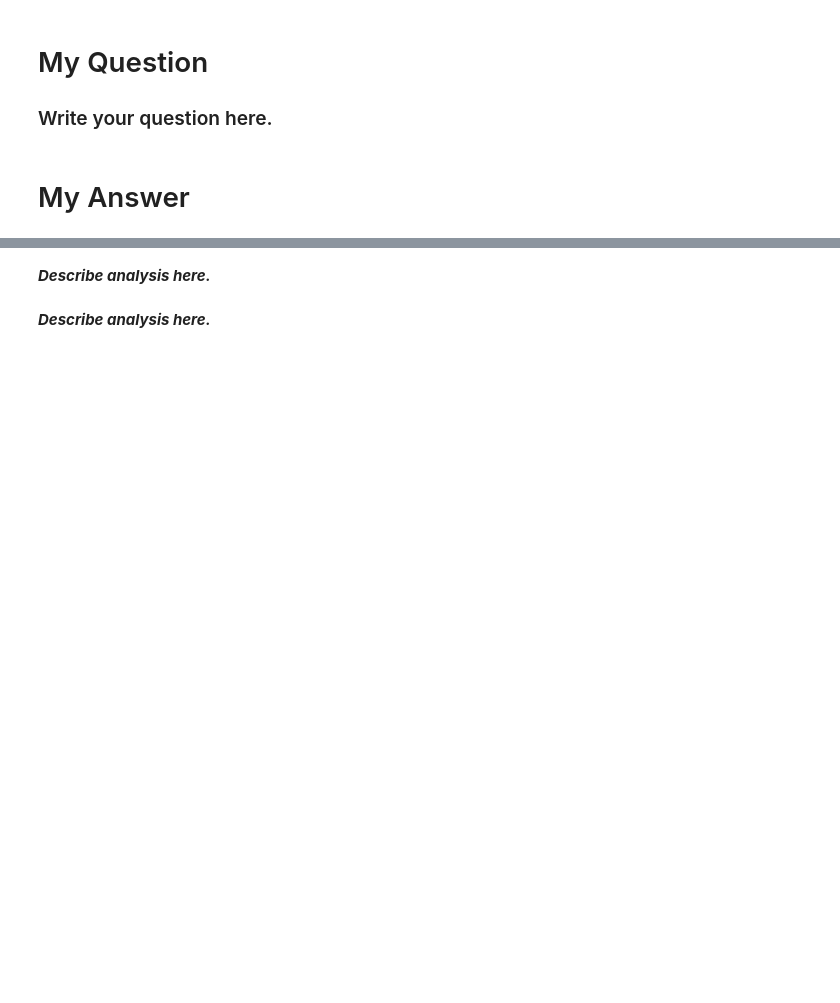
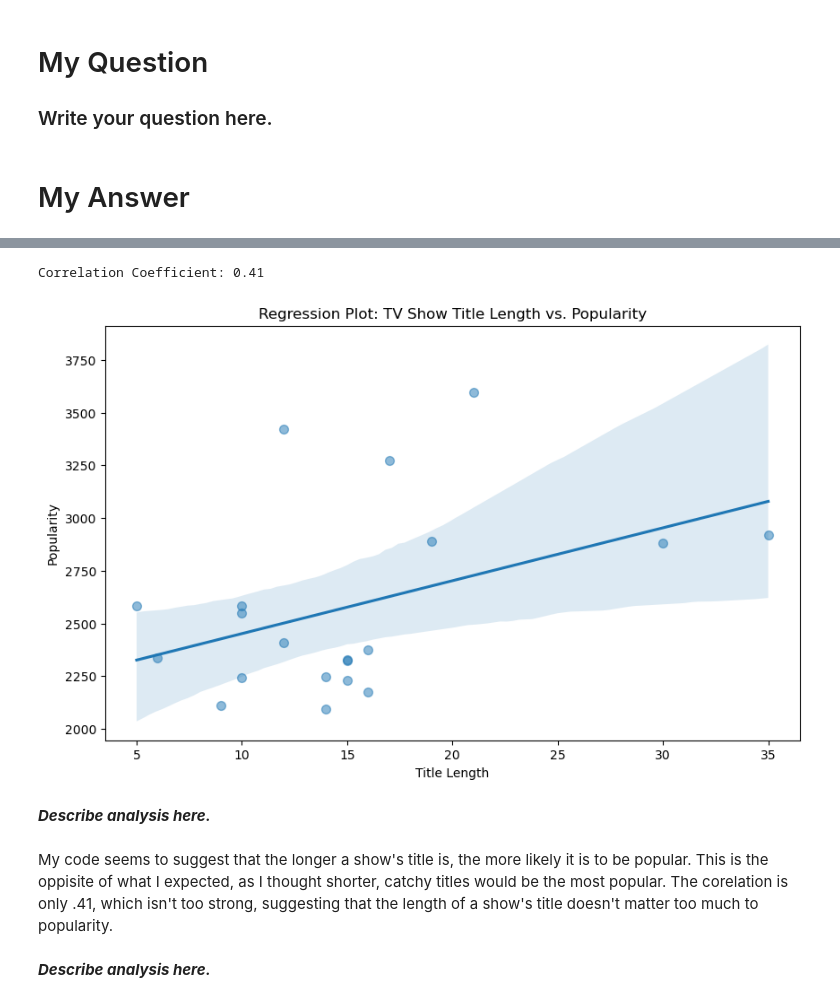
Before and after one commit to FlipBrooke/AI, a Jupyter notebook: Semester 1/Final 2/Unit+2+-+Final+Project+Template.ipynb, the cells around one changed output, grey strips where cells are left out. Cells and saved outputs as stored; diff of their text form; code cells hidden in the pictures; blank space fills up the shorter version.

```diff
--- a/Semester 1/Final 2/Unit+2+-+Final+Project+Template.ipynb
+++ b/Semester 1/Final 2/Unit+2+-+Final+Project+Template.ipynb
@@ -23,4 +53,20 @@ Pick two or more datasets from one of the following folders:
+# %%
+
+correlation = df['Title Length'].corr(df['Popularity'])
+print(f"Correlation Coefficient: {correlation:.2f}")
+
+plt.figure(figsize=(10, 6))
+sns.regplot(x='Title Length', y='Popularity', data=df, scatter_kws={"s": 50, "alpha": 0.5})
+plt.title('Regression Plot: TV Show Title Length vs. Popularity')
+plt.xlabel('Title Length')
+plt.ylabel('Popularity')
+plt.show()
+# %% [output]
+Correlation Coefficient: 0.41
+[figure, added]
 # %% [markdown]
 ***Describe analysis here.***
+# %% [markdown]
+My code seems to suggest that the longer a show's title is, the more likely it is to be popular. This is the oppisite of what I expected, as I thought shorter, catchy titles would be the most popular. The corelation is only .41, which isn't too strong, suggesting that the length of a show's title doesn't matter too much to popularity.
 # %% [markdown]
 ***Describe analysis here.***
```
Also changed, not shown: parts of 1 cell of this notebook, 1 other file.
